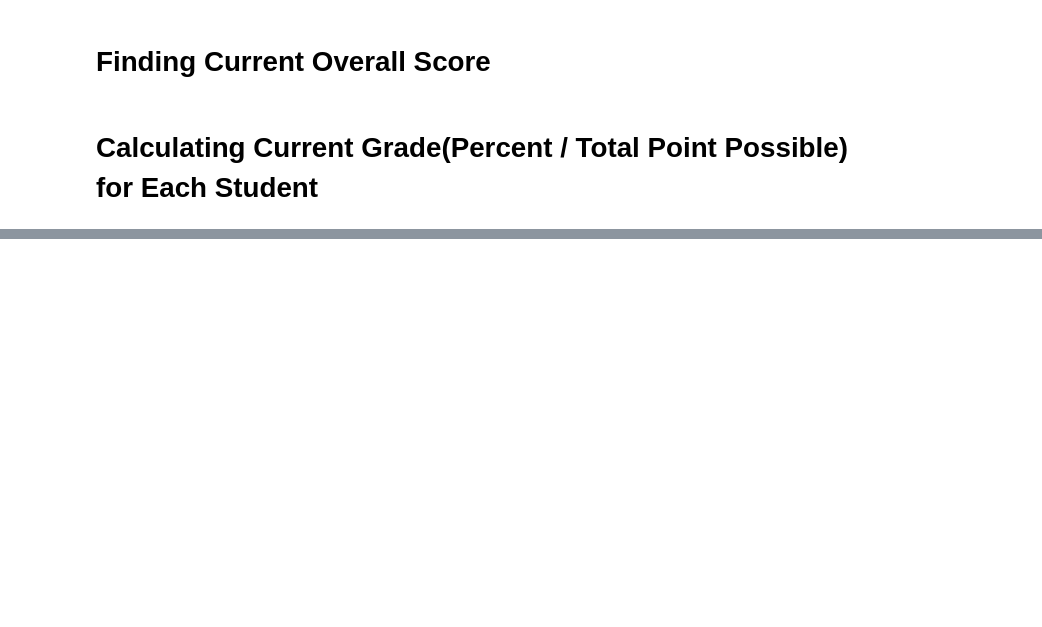
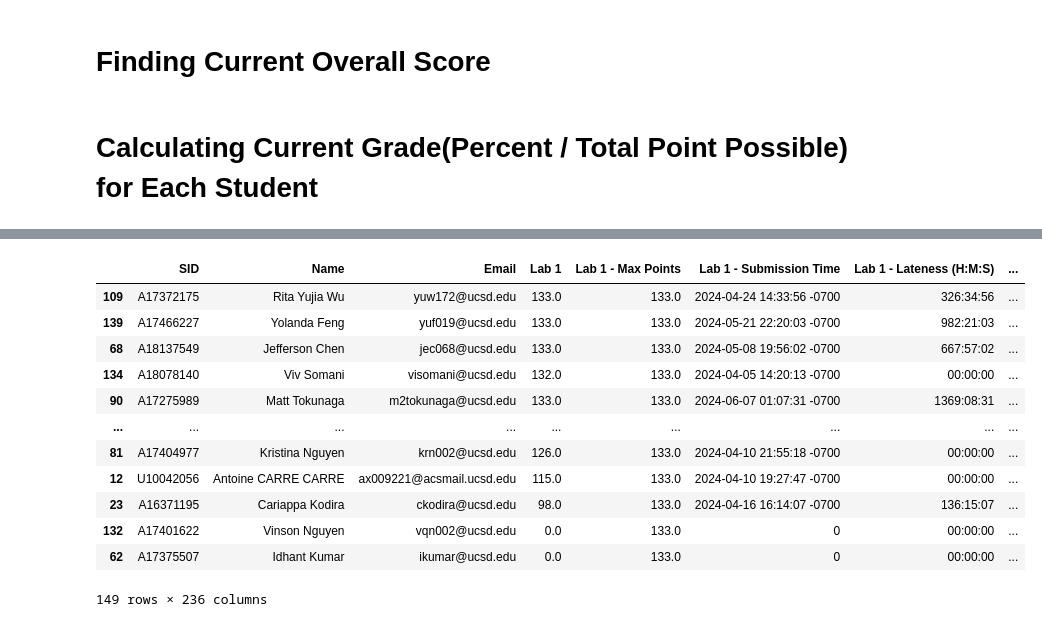
Before and after one commit to dsc-courses/dsc80-2024-sp-grades, a Jupyter notebook: src/new_calculate_grades.ipynb, the cells around one changed output, grey strips where cells are left out. Cells and saved outputs as stored; diff of their text form; code cells hidden in the pictures; blank space fills up the shorter version.

```diff
--- a/src/new_calculate_grades.ipynb
+++ b/src/new_calculate_grades.ipynb
@@ -367,2 +370,20 @@ df["Current Score"].hist(bins=20)
+# %%
+df = df.sort_values("Overall Score", ascending=False)
+df = df.drop_duplicates(subset='SID', keep='first')
+df
+# %% [output]
+|  | SID | Name | Email | Lab 1 | Lab 1 - Max Points | Lab 1 - Submission Time | Lab 1 - Lateness (H:M:S) | ... |
+| 109 | A17372175 | Rita Yujia Wu | yuw172@ucsd.edu | 133.0 | 133.0 | 2024-04-24 14:33:56 -0700 | 326:34:56 | ... |
+| 139 | A17466227 | Yolanda Feng | yuf019@ucsd.edu | 133.0 | 133.0 | 2024-05-21 22:20:03 -0700 | 982:21:03 | ... |
+| 68 | A18137549 | Jefferson Chen | jec068@ucsd.edu | 133.0 | 133.0 | 2024-05-08 19:56:02 -0700 | 667:57:02 | ... |
+| 134 | A18078140 | Viv Somani | visomani@ucsd.edu | 132.0 | 133.0 | 2024-04-05 14:20:13 -0700 | 00:00:00 | ... |
+| 90 | A17275989 | Matt Tokunaga | m2tokunaga@ucsd.edu | 133.0 | 133.0 | 2024-06-07 01:07:31 -0700 | 1369:08:31 | ... |
+| ... | ... | ... | ... | ... | ... | ... | ... | ... |
+| 81 | A17404977 | Kristina Nguyen | krn002@ucsd.edu | 126.0 | 133.0 | 2024-04-10 21:55:18 -0700 | 00:00:00 | ... |
+| 12 | U10042056 | Antoine CARRE CARRE | ax009221@acsmail.ucsd.edu | 115.0 | 133.0 | 2024-04-10 19:27:47 -0700 | 00:00:00 | ... |
+| 23 | A16371195 | Cariappa Kodira | ckodira@ucsd.edu | 98.0 | 133.0 | 2024-04-16 16:14:07 -0700 | 136:15:07 | ... |
+| 132 | A17401622 | Vinson Nguyen | vqn002@ucsd.edu | 0.0 | 133.0 | 0 | 00:00:00 | ... |
+| 62 | A17375507 | Idhant Kumar | ikumar@ucsd.edu | 0.0 | 133.0 | 0 | 00:00:00 | ... |
+149 rows × 236 columns
 # %%
 df.to_csv("../data/grades_for_grade_report.csv", index=False)
```
Also changed, not shown: parts of 6 cells of this notebook, 1 other file.
